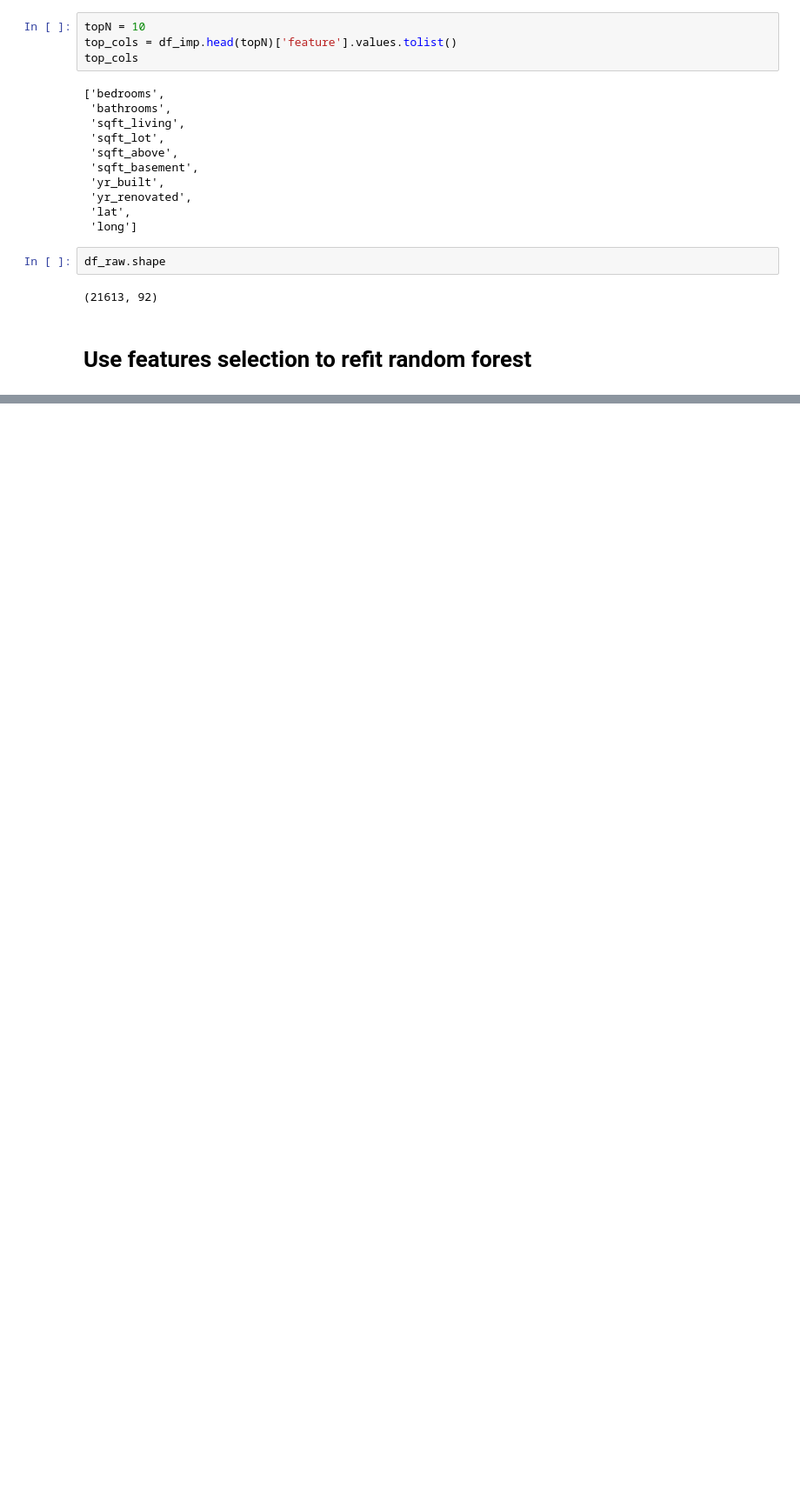
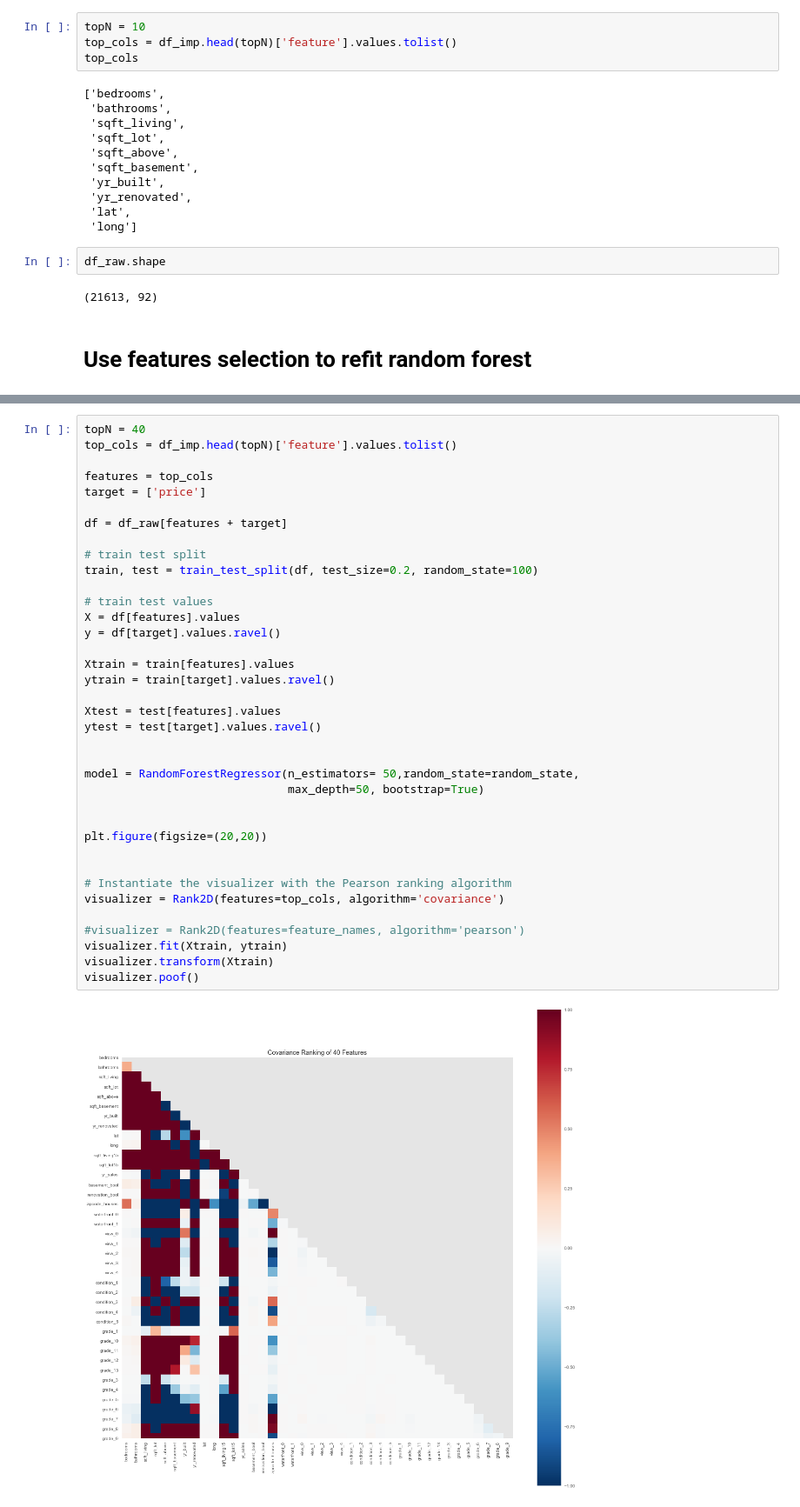
Before and after one commit to bhishanpdl/Project_House_Price_Prediction, a Jupyter notebook: notebooks/c05_regression_modelling_random_forest_feature_importance.ipynb, the cells around one changed output, grey strips where cells are left out. Shown: that part at 87% size. Drawn from its saved outputs; the diff is of its cells as text; blank space fills up the shorter version.

```diff
--- a/notebooks/c05_regression_modelling_random_forest_feature_importance.ipynb
+++ b/notebooks/c05_regression_modelling_random_forest_feature_importance.ipynb
@@ -575,0 +627,39 @@ df_eval.sort_values('Adjusted R-squared (test)',ascending=False)\
+# %%
+topN = 40
+top_cols = df_imp.head(topN)['feature'].values.tolist()
+
+features = top_cols
+target = ['price']
+
+df = df_raw[features + target]
+
+# train test split
+train, test = train_test_split(df, test_size=0.2, random_state=100)
+
+# train test values
+X = df[features].values
+y = df[target].values.ravel()
+
+Xtrain = train[features].values
+ytrain = train[target].values.ravel()
+
+Xtest = test[features].values
+ytest = test[target].values.ravel()
+
+
+model = RandomForestRegressor(n_estimators= 50,random_state=random_state,
+                              max_depth=50, bootstrap=True)
+
+
+plt.figure(figsize=(20,20))
+
+
+# Instantiate the visualizer with the Pearson ranking algorithm
+visualizer = Rank2D(features=top_cols, algorithm='covariance')
+
+#visualizer = Rank2D(features=feature_names, algorithm='pearson')
+visualizer.fit(Xtrain, ytrain)
+visualizer.transform(Xtrain)
+visualizer.poof()
+# %% [output]
+[figure, added]
```
Also changed, not shown: parts of 13 cells of this notebook.
